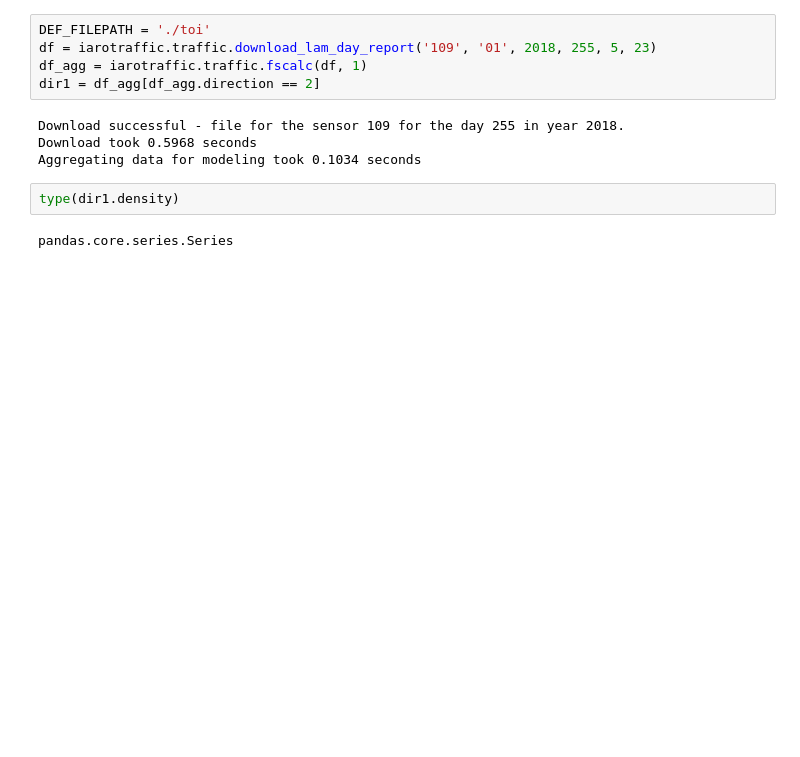
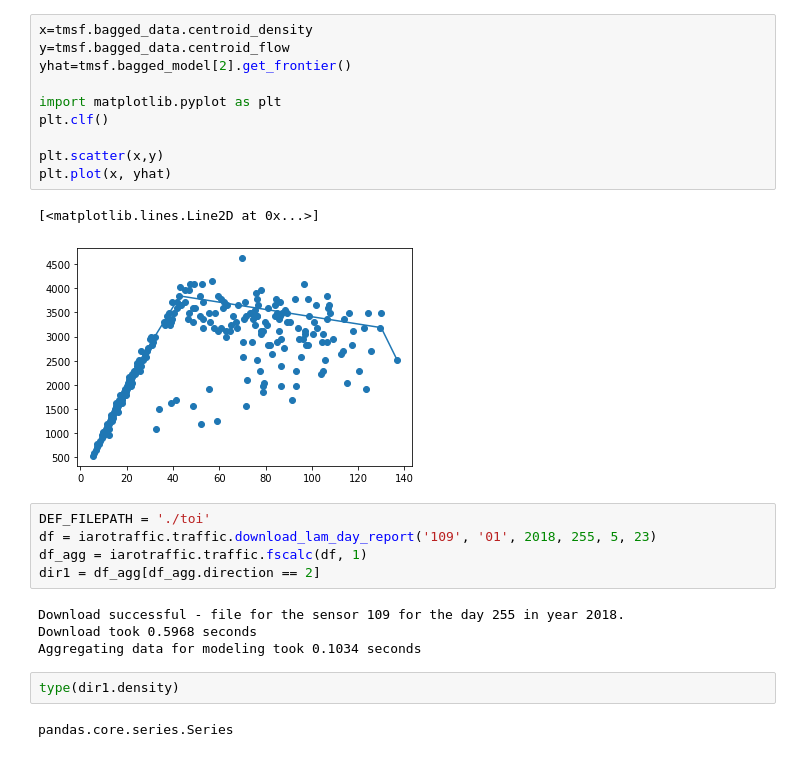
Before and after one commit to iaroslavkriuchkov/iarotraffic, a Jupyter notebook: try.ipynb, the cells around one changed output. Drawn from its saved outputs; the diff is of its cells as text; blank space fills up the shorter version.

```diff
--- a/try.ipynb
+++ b/try.ipynb
@@ -32,3 +75,16 @@ class TrafficMeasurmentStationFinland(builtins.object)
+# %%
+x=tmsf.bagged_data.centroid_density
+y=tmsf.bagged_data.centroid_flow
+yhat=tmsf.bagged_model[2].get_frontier()
+
+import matplotlib.pyplot as plt
+plt.clf()
+
+plt.scatter(x,y)
+plt.plot(x, yhat)
+# %% [output]
+[<matplotlib.lines.Line2D at 0x...>]
+[figure, added]
 # %%
 DEF_FILEPATH = './toi'
 df = iarotraffic.traffic.download_lam_day_report('109', '01', 2018, 255, 5, 23)
```
Also changed, not shown: parts of 8 cells of this notebook, 41 other files.
